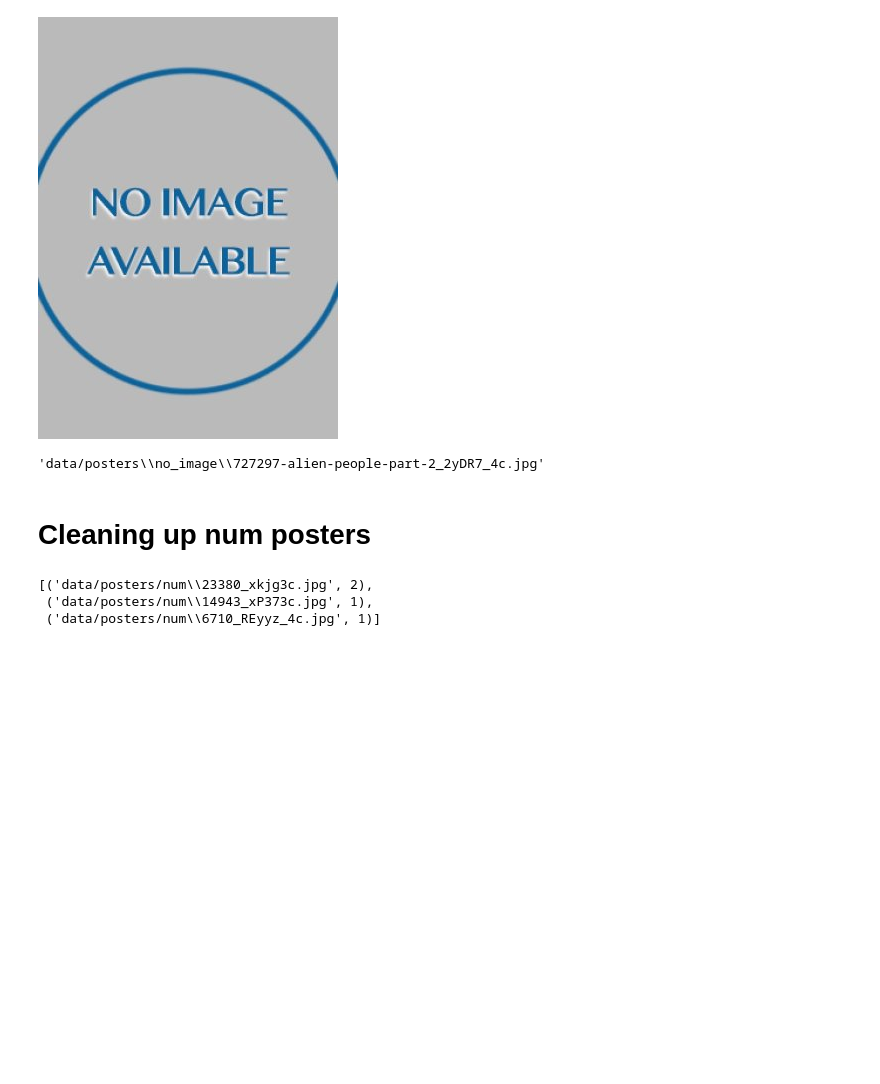
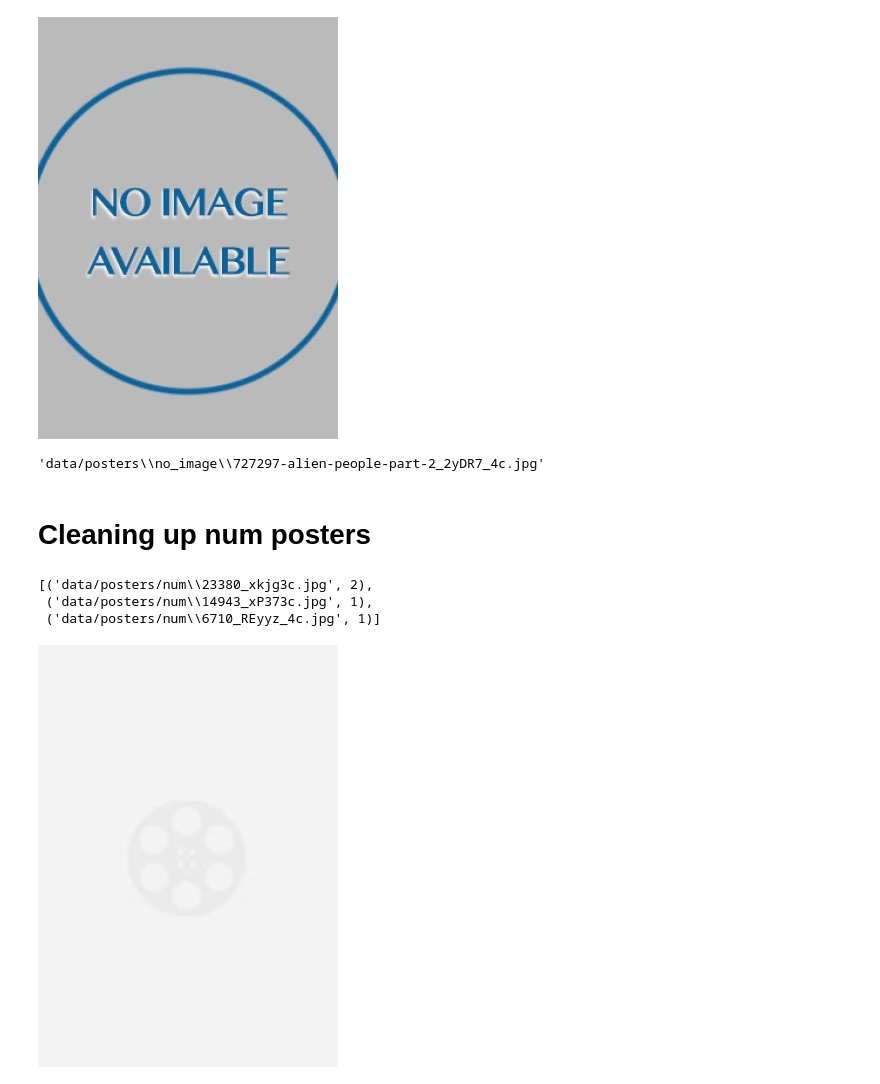
Before and after one commit to lapythie/dora, a Jupyter notebook: notebooks/posters.ipynb, the cells around one changed output. Cells and saved outputs as stored; diff of their text form; code cells hidden in the pictures; blank space fills up the shorter version.

Commit message:
display empty

```diff
--- a/notebooks/posters.ipynb
+++ b/notebooks/posters.ipynb
@@ -425,6 +425,10 @@ for posterpath in tmp_counter:
 # %%
 ["data/posters/num/14943_xP373c.jpg"
 , "data/posters/num/6710_REyyz_4c.jpg"] # valid
 
 ["data/posters/num/22979_wA5zbc.jpg"
 , "data/posters/num/23380_xkjg3c.jpg"] #empty
+
+display(Image.open("data/posters/num/22979_wA5zbc.jpg"))
+# %% [output]
+[figure, added]
```
